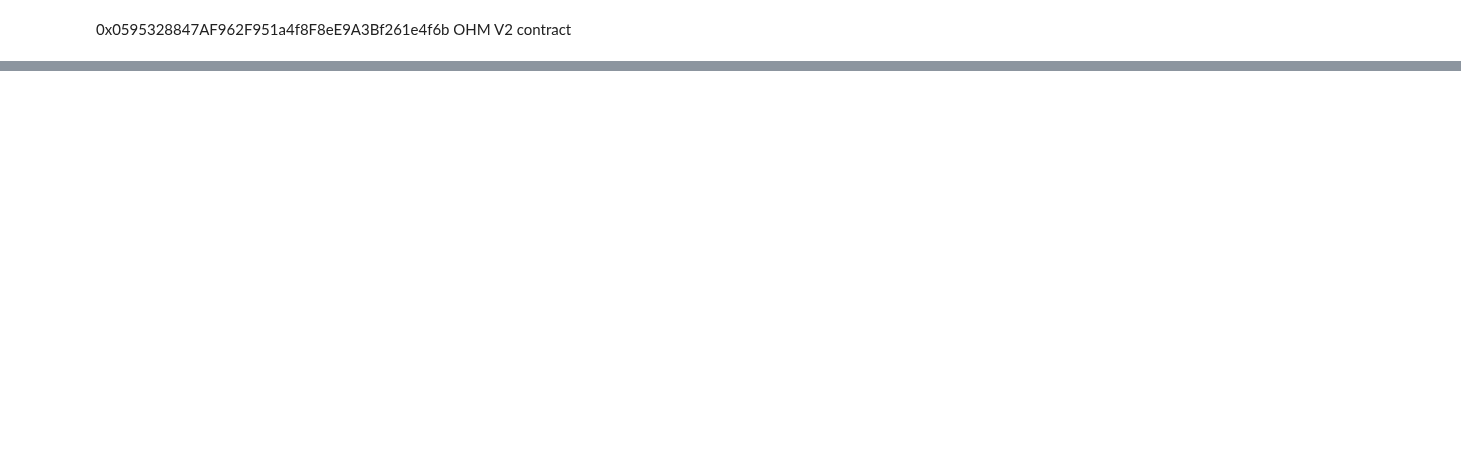
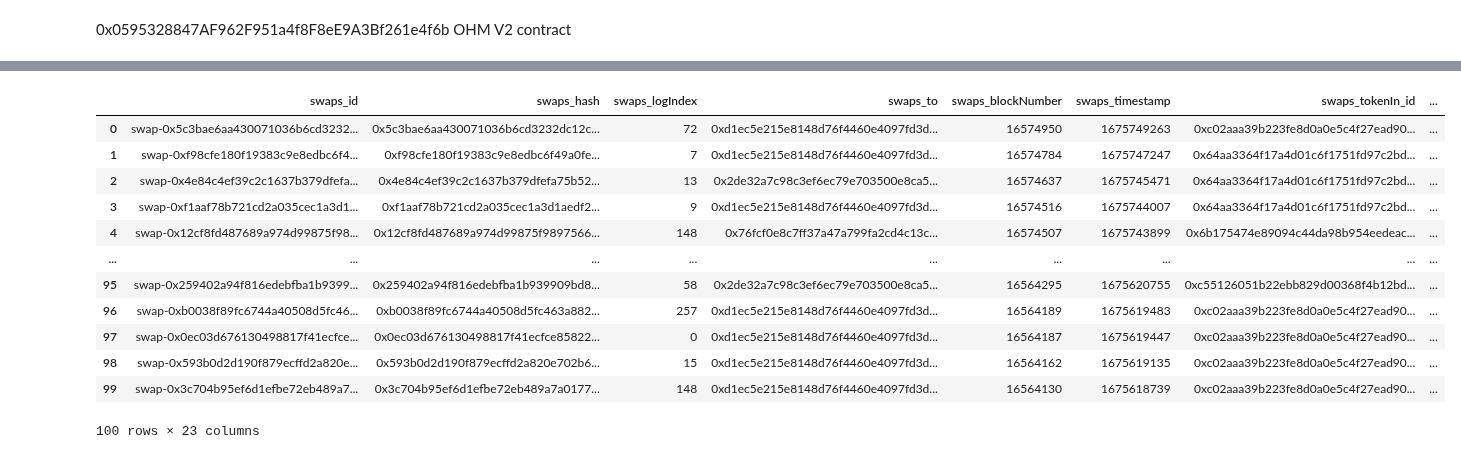
Before and after one commit to EdgeCaser/EconohmetricsOld, a Jupyter notebook: ohmBalancerBuys.ipynb, the cells around one changed output, grey strips where cells are left out. Cells and saved outputs as stored; diff of their text form; code cells hidden in the pictures; blank space fills up the shorter version.

```diff
--- a/ohmBalancerBuys.ipynb
+++ b/ohmBalancerBuys.ipynb
@@ -258,0 +188,28 @@ OhmSellersDb.to_csv(path, index = False)
+# %%
+OhmSwappersDb=pd.concat([OhmBuyersDb, OhmSellersDb])
+OhmSwappersDb.sort_values(by=['swaps_timestamp'], ascending = False)
+OhmSwappersDbTimed= db.query("select "
+                   "    * "
+                        " ,to_timestamp(swaps_timestamp) dateTime "
+                   "From OhmSwappersDb "
+                             "Order by swaps_timestamp desc "
+                   # "Where swaps_to = '0x9B53bed0D62028C0fC5D2006c076cb33e6E6CEcd' "
+                   #"where lower(liquidityPools_name) like lower('%olympus%') "
+                    #    "or lower(pairs_token1_symbol) like lower('%OHM%')  "
+                   #" limit 100 "
+                   ).df()
+OhmSwappersDbTimed.head(100)
+# %% [output]
+|  | swaps_id | swaps_hash | swaps_logIndex | swaps_to | swaps_blockNumber | swaps_timestamp | swaps_tokenIn_id | ... |
+| 0 | swap-0x5c3bae6aa430071036b6cd3232... | 0x5c3bae6aa430071036b6cd3232dc12c... | 72 | 0xd1ec5e215e8148d76f4460e4097fd3d... | 16574950 | 1675749263 | 0xc02aaa39b223fe8d0a0e5c4f27ead90... | ... |
+| 1 | swap-0xf98cfe180f19383c9e8edbc6f4... | 0xf98cfe180f19383c9e8edbc6f49a0fe... | 7 | 0xd1ec5e215e8148d76f4460e4097fd3d... | 16574784 | 1675747247 | 0x64aa3364f17a4d01c6f1751fd97c2bd... | ... |
+| 2 | swap-0x4e84c4ef39c2c1637b379dfefa... | 0x4e84c4ef39c2c1637b379dfefa75b52... | 13 | 0x2de32a7c98c3ef6ec79e703500e8ca5... | 16574637 | 1675745471 | 0x64aa3364f17a4d01c6f1751fd97c2bd... | ... |
+| 3 | swap-0xf1aaf78b721cd2a035cec1a3d1... | 0xf1aaf78b721cd2a035cec1a3d1aedf2... | 9 | 0xd1ec5e215e8148d76f4460e4097fd3d... | 16574516 | 1675744007 | 0x64aa3364f17a4d01c6f1751fd97c2bd... | ... |
+| 4 | swap-0x12cf8fd487689a974d99875f98... | 0x12cf8fd487689a974d99875f9897566... | 148 | 0x76fcf0e8c7ff37a47a799fa2cd4c13c... | 16574507 | 1675743899 | 0x6b175474e89094c44da98b954eedeac... | ... |
+| ... | ... | ... | ... | ... | ... | ... | ... | ... |
+| 95 | swap-0x259402a94f816edebfba1b9399... | 0x259402a94f816edebfba1b939909bd8... | 58 | 0x2de32a7c98c3ef6ec79e703500e8ca5... | 16564295 | 1675620755 | 0xc55126051b22ebb829d00368f4b12bd... | ... |
+| 96 | swap-0xb0038f89fc6744a40508d5fc46... | 0xb0038f89fc6744a40508d5fc463a882... | 257 | 0xd1ec5e215e8148d76f4460e4097fd3d... | 16564189 | 1675619483 | 0xc02aaa39b223fe8d0a0e5c4f27ead90... | ... |
+| 97 | swap-0x0ec03d676130498817f41ecfce... | 0x0ec03d676130498817f41ecfce85822... | 0 | 0xd1ec5e215e8148d76f4460e4097fd3d... | 16564187 | 1675619447 | 0xc02aaa39b223fe8d0a0e5c4f27ead90... | ... |
+| 98 | swap-0x593b0d2d190f879ecffd2a820e... | 0x593b0d2d190f879ecffd2a820e702b6... | 15 | 0xd1ec5e215e8148d76f4460e4097fd3d... | 16564162 | 1675619135 | 0xc02aaa39b223fe8d0a0e5c4f27ead90... | ... |
+| 99 | swap-0x3c704b95ef6d1efbe72eb489a7... | 0x3c704b95ef6d1efbe72eb489a7a0177... | 148 | 0xd1ec5e215e8148d76f4460e4097fd3d... | 16564130 | 1675618739 | 0xc02aaa39b223fe8d0a0e5c4f27ead90... | ... |
+100 rows × 23 columns
```
Also changed, not shown: parts of 10 cells of this notebook.
